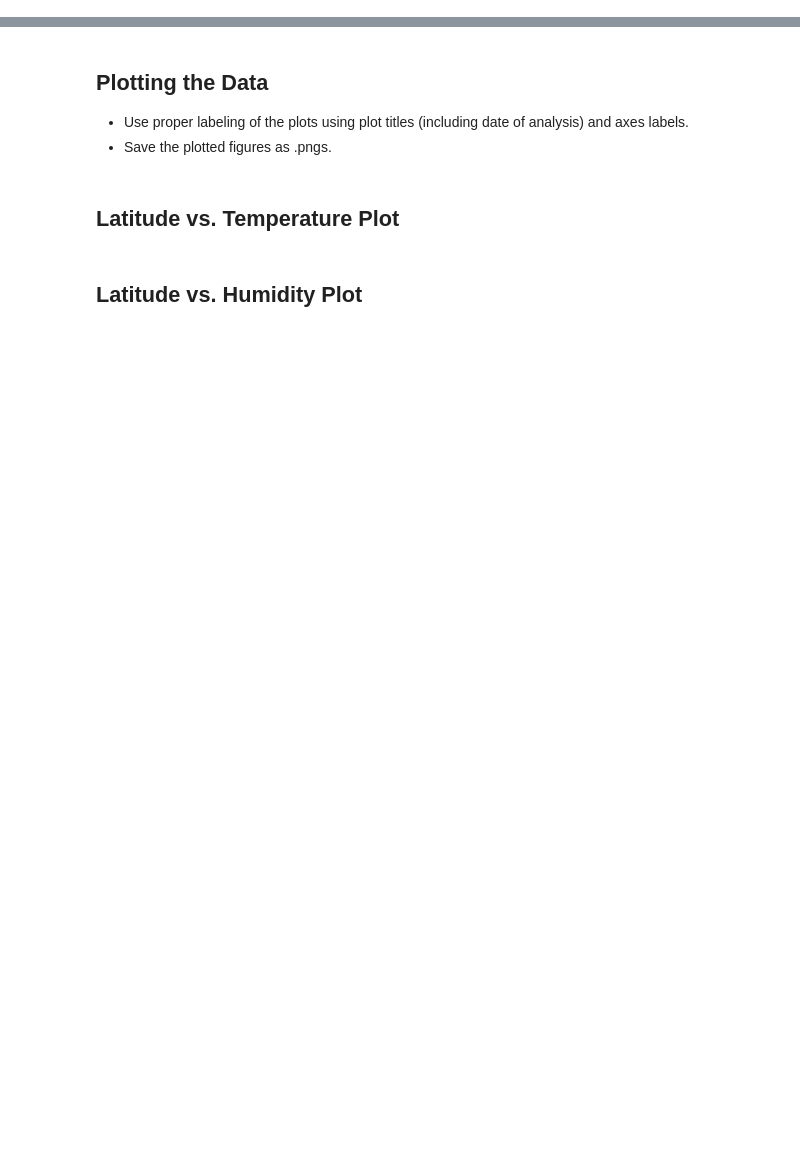
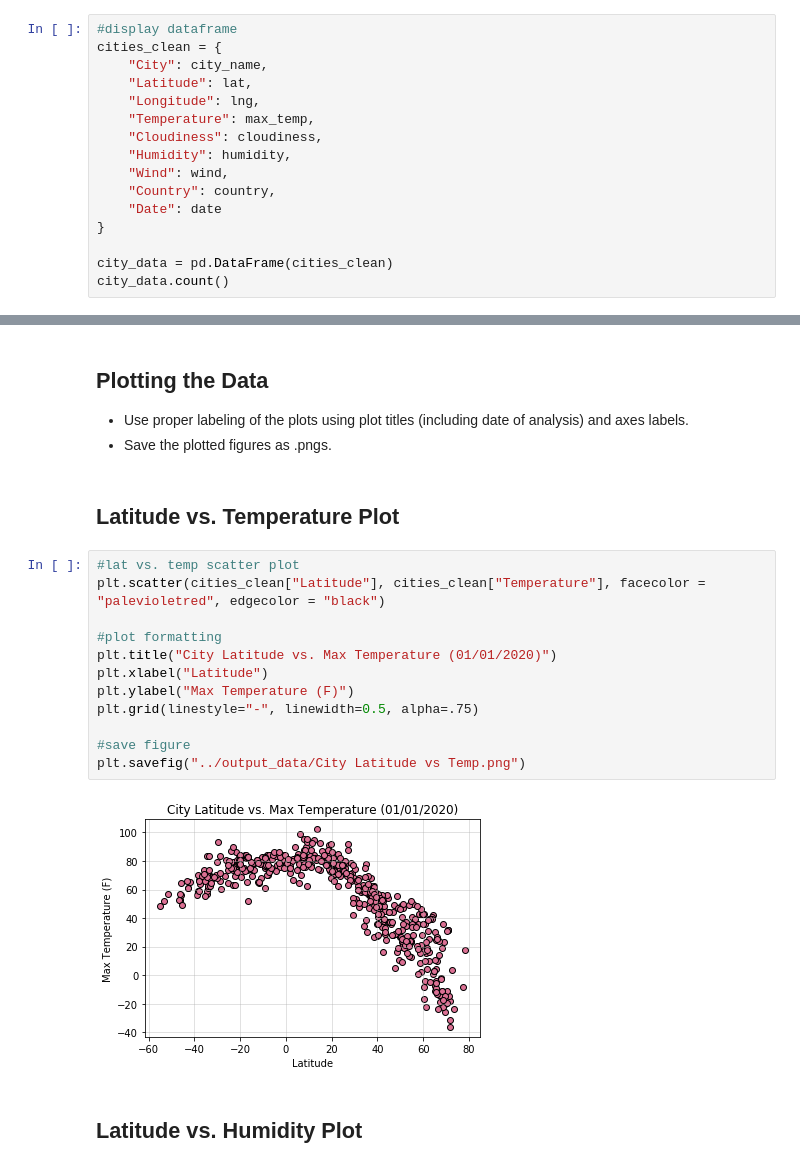
Before and after one commit to brittanyaylia/python-api-challenge, a Jupyter notebook: WeatherPy/WeatherPy.ipynb, the cells around one changed output, grey strips where cells are left out. Drawn from its saved outputs; the diff is of its cells as text; blank space fills up the shorter version.

Commit message:
WeatherPy final, upload images

```diff
--- a/WeatherPy/WeatherPy.ipynb
+++ b/WeatherPy/WeatherPy.ipynb
@@ -141,0 +143,16 @@ Skip this step if there are no cities that have humidity > 100%.
+# %%
+#display dataframe
+cities_clean = {
+    "City": city_name,
+    "Latitude": lat,
+    "Longitude": lng,
+    "Temperature": max_temp,
+    "Cloudiness": cloudiness,
+    "Humidity": humidity,
+    "Wind": wind,
+    "Country": country,
+    "Date": date
+}
+
+city_data = pd.DataFrame(cities_clean)
+city_data.count()
@@ -145,5 +185,19 @@ Skip this step if there are no cities that have humidity > 100%.
 * Save the plotted figures as .pngs.
 # %% [markdown]
 ## Latitude vs. Temperature Plot
+# %%
+#lat vs. temp scatter plot
+plt.scatter(cities_clean["Latitude"], cities_clean["Temperature"], facecolor = "palevioletred", edgecolor = "black")
+
+#plot formatting
+plt.title("City Latitude vs. Max Temperature (01/01/2020)")
+plt.xlabel("Latitude")
+plt.ylabel("Max Temperature (F)")
+plt.grid(linestyle="-", linewidth=0.5, alpha=.75)
+
+#save figure
+plt.savefig("../output_data/City Latitude vs Temp.png")
+# %% [output]
+[figure, added]
 # %% [markdown]
 ## Latitude vs. Humidity Plot
```
Also changed, not shown: parts of 22 cells of this notebook, 13 other files.
